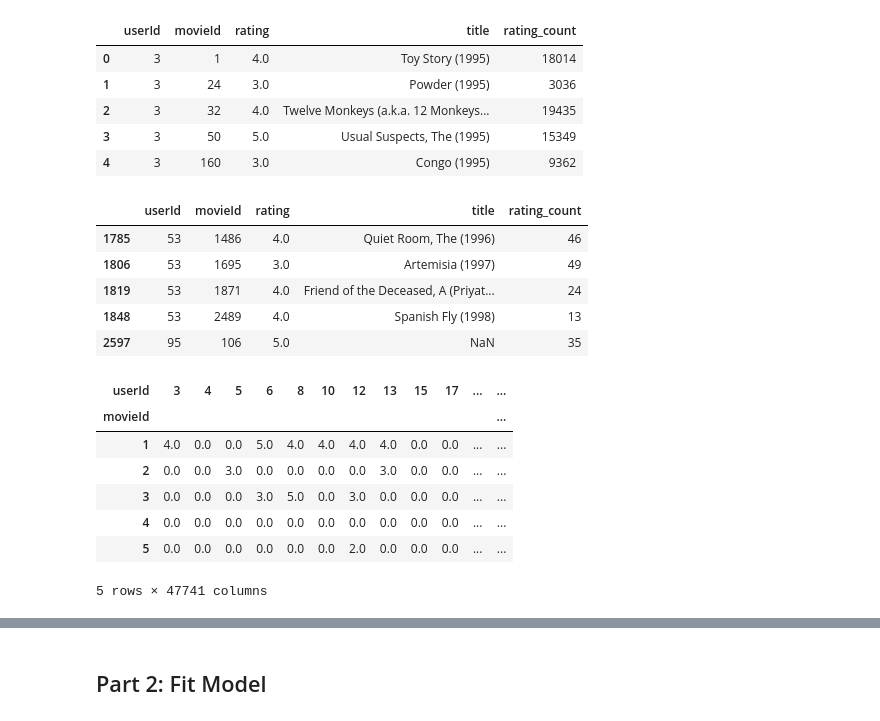
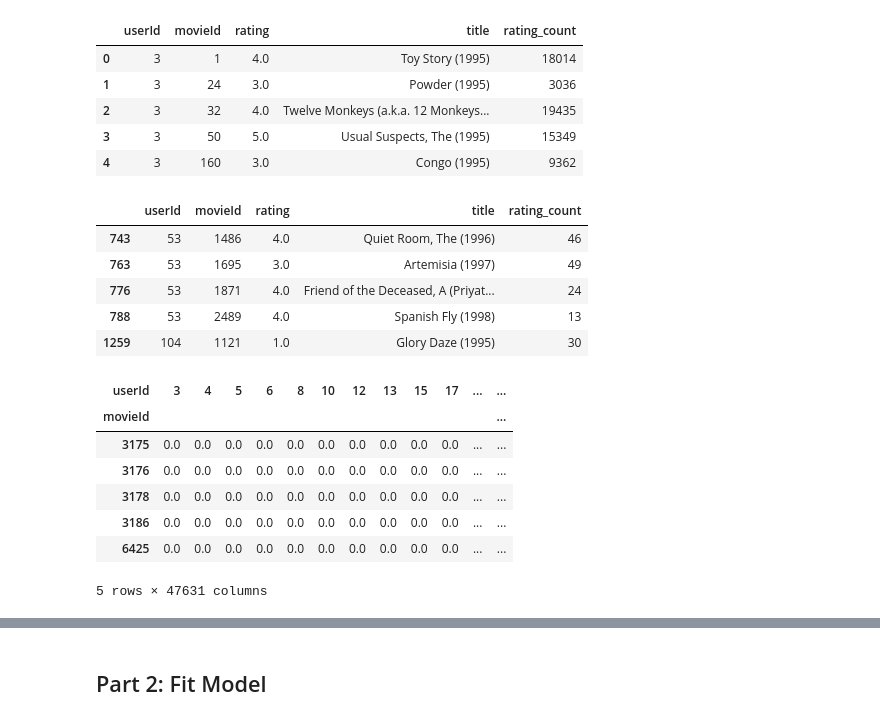
Before and after one commit to DataScientest-Studio/sep24_bmlops_int_reco_films, a Jupyter notebook: notebooks/build_movie_ratings_matrix.ipynb, the cells around one changed output, grey strips where cells are left out. Cells and saved outputs as stored; diff of their text form; code cells hidden in the pictures.

Commit message:
Bugfix: Movie not found

```diff
--- a/notebooks/build_movie_ratings_matrix.ipynb
+++ b/notebooks/build_movie_ratings_matrix.ipynb
@@ -24,7 +32,7 @@ movies.shape
 # %% [output]
 (3221, 4)
 # %%
-ratings = ratings.merge(movies[["title", "movieId"]], on="movieId", how="left")
+ratings = ratings.merge(movies[["title", "movieId"]], on="movieId")
 # %%
 ratings_count = ratings.groupby("movieId")["rating"].count().reset_index().rename(columns={"rating": "rating_count"})
 ratings_count.head()
@@ -38,6 +48,5 @@ ratings_count.head()
 # %%
 ratings = pd.merge(ratings, ratings_count, on="movieId", how="left")
-ratings.reset_index(drop=True, inplace=True)
 ratings.head()
 # %% [output]
 |  | userId | movieId | rating | title | rating_count |
@@ -51,11 +60,11 @@ ratings.head()
 ratings[ratings["rating_count"] < 50].head()
 # %% [output]
 |  | userId | movieId | rating | title | rating_count |
-| 1785 | 53 | 1486 | 4.0 | Quiet Room, The (1996) | 46 |
-| 1806 | 53 | 1695 | 3.0 | Artemisia (1997) | 49 |
-| 1819 | 53 | 1871 | 4.0 | Friend of the Deceased, A (Priyat... | 24 |
-| 1848 | 53 | 2489 | 4.0 | Spanish Fly (1998) | 13 |
-| 2597 | 95 | 106 | 5.0 | NaN | 35 |
+| 743 | 53 | 1486 | 4.0 | Quiet Room, The (1996) | 46 |
+| 763 | 53 | 1695 | 3.0 | Artemisia (1997) | 49 |
+| 776 | 53 | 1871 | 4.0 | Friend of the Deceased, A (Priyat... | 24 |
+| 788 | 53 | 2489 | 4.0 | Spanish Fly (1998) | 13 |
+| 1259 | 104 | 1121 | 1.0 | Glory Daze (1995) | 30 |
 # %%
 # Drop movies with less than 50 ratings
 ratings = ratings[ratings["rating_count"] >= 50]
@@ -66,15 +75,15 @@ ratings_pivot = ratings.pivot_table(
         index="movieId", columns="userId", values="rating"
     ).fillna(0)
 # %%
-ratings_pivot.head()
+ratings_pivot.tail()
 # %% [output]
 | userId | 3 | 4 | 5 | 6 | 8 | 10 | 12 | 13 | 15 | 17 | ... | ... |
 | movieId |  |  |  |  |  |  |  |  |  |  |  | ... |
-| 1 | 4.0 | 0.0 | 0.0 | 5.0 | 4.0 | 4.0 | 4.0 | 4.0 | 0.0 | 0.0 | ... | ... |
-| 2 | 0.0 | 0.0 | 3.0 | 0.0 | 0.0 | 0.0 | 0.0 | 3.0 | 0.0 | 0.0 | ... | ... |
-| 3 | 0.0 | 0.0 | 0.0 | 3.0 | 5.0 | 0.0 | 3.0 | 0.0 | 0.0 | 0.0 | ... | ... |
-| 4 | 0.0 | 0.0 | 0.0 | 0.0 | 0.0 | 0.0 | 0.0 | 0.0 | 0.0 | 0.0 | ... | ... |
-| 5 | 0.0 | 0.0 | 0.0 | 0.0 | 0.0 | 0.0 | 2.0 | 0.0 | 0.0 | 0.0 | ... | ... |
+| 3175 | 0.0 | 0.0 | 0.0 | 0.0 | 0.0 | 0.0 | 0.0 | 0.0 | 0.0 | 0.0 | ... | ... |
+| 3176 | 0.0 | 0.0 | 0.0 | 0.0 | 0.0 | 0.0 | 0.0 | 0.0 | 0.0 | 0.0 | ... | ... |
+| 3178 | 0.0 | 0.0 | 0.0 | 0.0 | 0.0 | 0.0 | 0.0 | 0.0 | 0.0 | 0.0 | ... | ... |
+| 3186 | 0.0 | 0.0 | 0.0 | 0.0 | 0.0 | 0.0 | 0.0 | 0.0 | 0.0 | 0.0 | ... | ... |
+| 6425 | 0.0 | 0.0 | 0.0 | 0.0 | 0.0 | 0.0 | 0.0 | 0.0 | 0.0 | 0.0 | ... | ... |
-5 rows × 47741 columns
+5 rows × 47631 columns
 # %%
 # Save to csv
```
Also changed, not shown: parts of 22 cells of this notebook.
